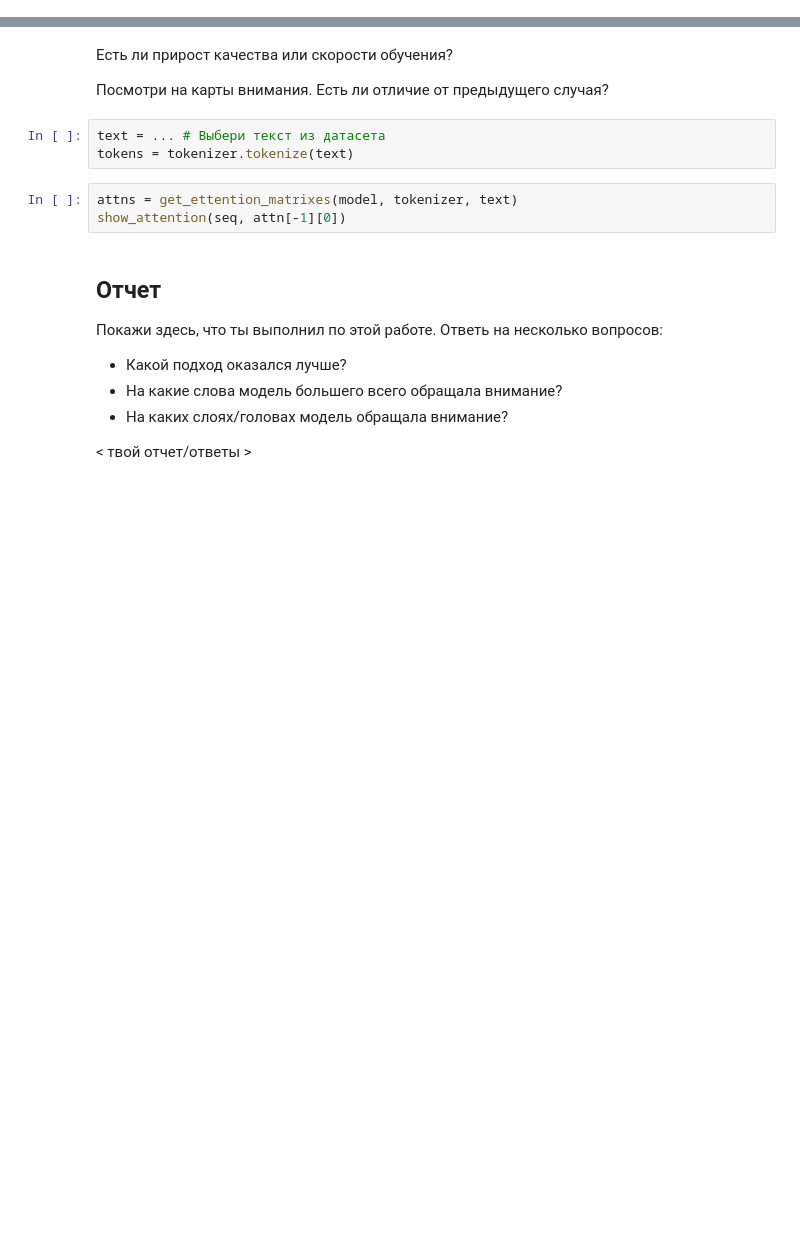
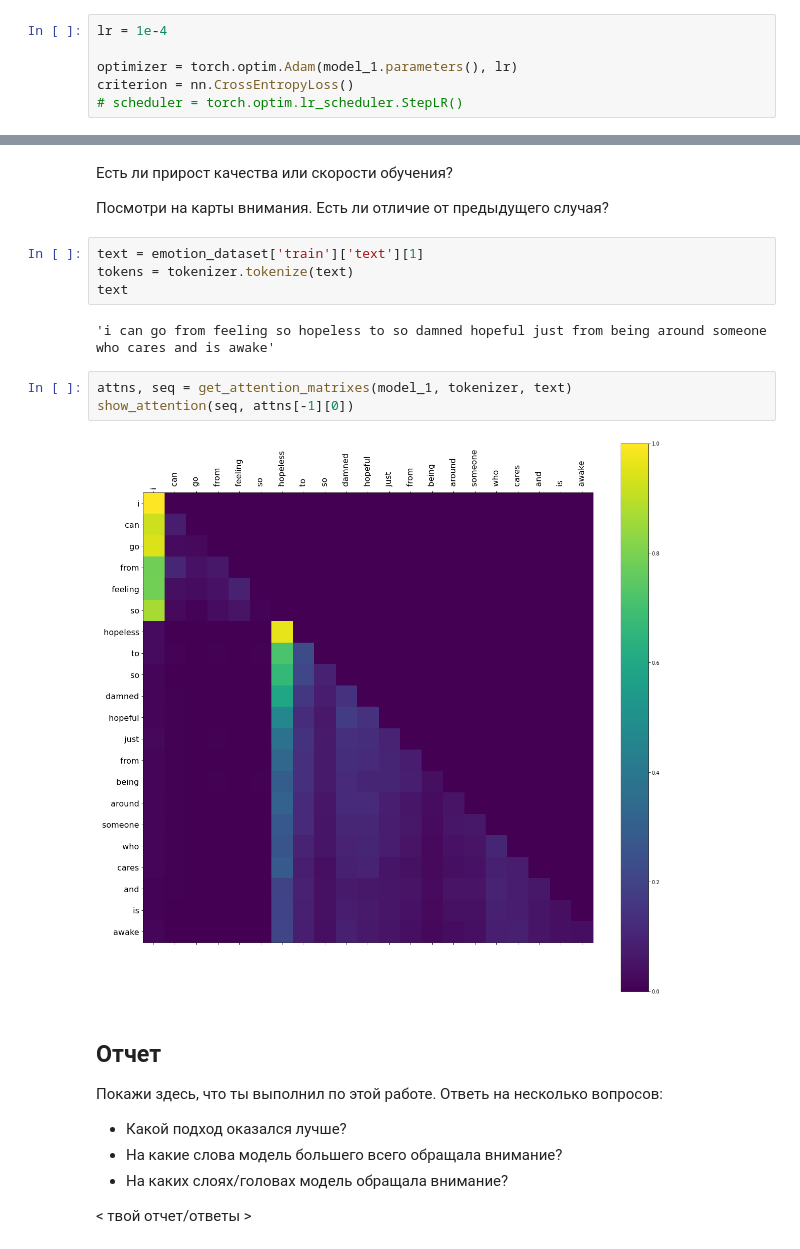
Before and after one commit to Uniholder/DeepLearningSchool, a Jupyter notebook: 2_semester/6_Transformers/[homework_part1]GPT.ipynb, the cells around one changed output, grey strips where cells are left out. Cells and saved outputs as stored; diff of their text form; blank space fills up the shorter version.

```diff
--- a/2_semester/6_Transformers/[homework_part1]GPT.ipynb
+++ b/2_semester/6_Transformers/[homework_part1]GPT.ipynb
@@ -378,3 +377,9 @@ criterion = ...
+# %%
+lr = 1e-4
+
+optimizer = torch.optim.Adam(model_1.parameters(), lr)
+criterion = nn.CrossEntropyLoss()
+# scheduler = torch.optim.lr_scheduler.StepLR()
 # %% [markdown]
 Вывод модели ничем не отличается от предыдущего случая, поэтому сразу приступаем к обучению:
 # %%
@@ -412,11 +454,16 @@ print(f"Test Acc: {test_acc / len(test_loader)}")
 
 Посмотри на карты внимания. Есть ли отличие от предыдущего случая?
 # %%
-text = ... # Выбери текст из датасета
+text = emotion_dataset['train']['text'][1]
 tokens = tokenizer.tokenize(text)
+text
+# %% [output]
+'i can go from feeling so hopeless to so damned hopeful just from being around someone who cares and is awake'
 # %%
-attns = get_ettention_matrixes(model, tokenizer, text)
-show_attention(seq, attn[-1][0])
+attns, seq = get_attention_matrixes(model_1, tokenizer, text)
+show_attention(seq, attns[-1][0])
+# %% [output]
+[figure, added]
 # %% [markdown]
 ## Отчет
 
```
Also changed, not shown: parts of 5 cells of this notebook.
